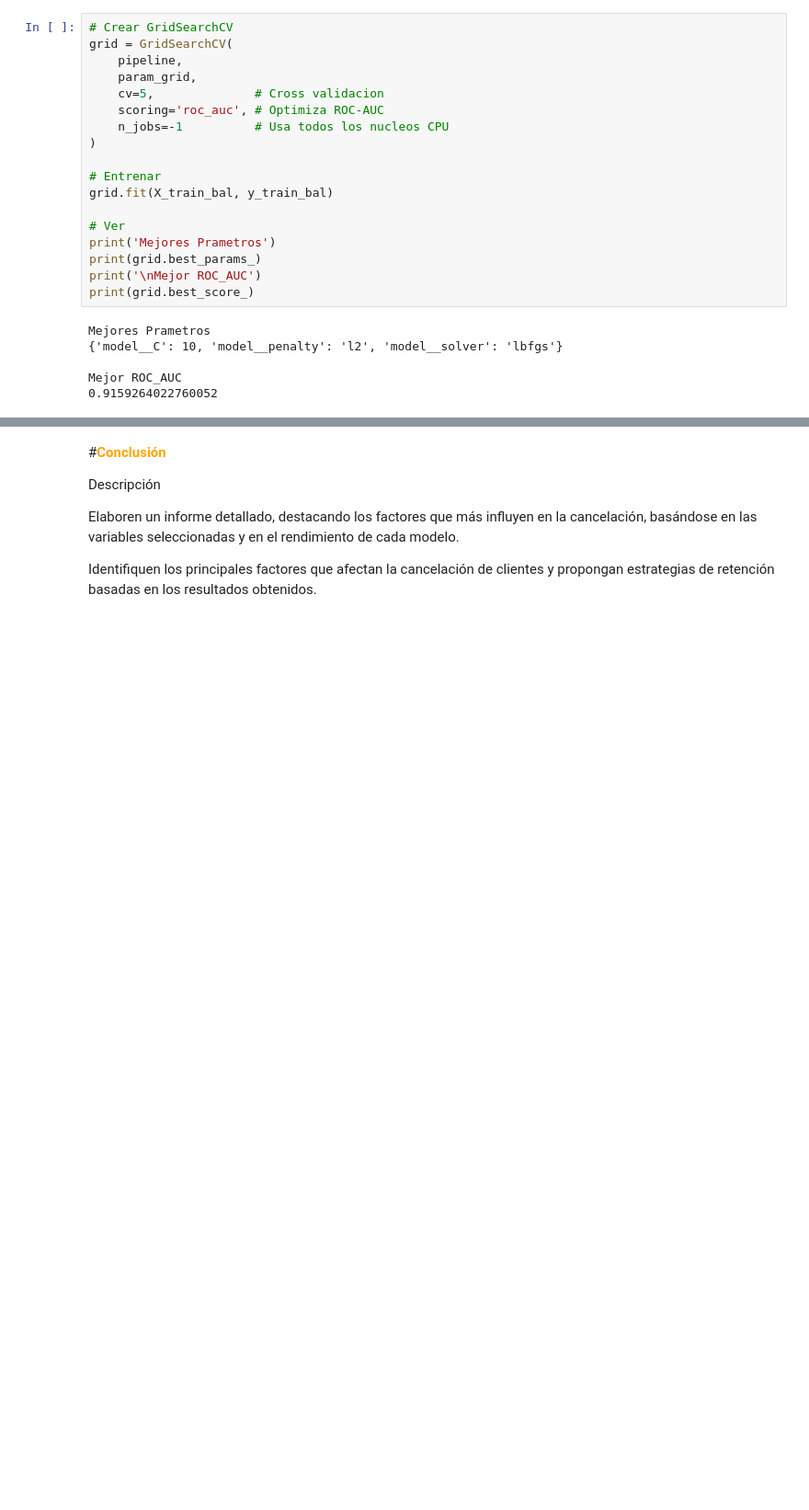
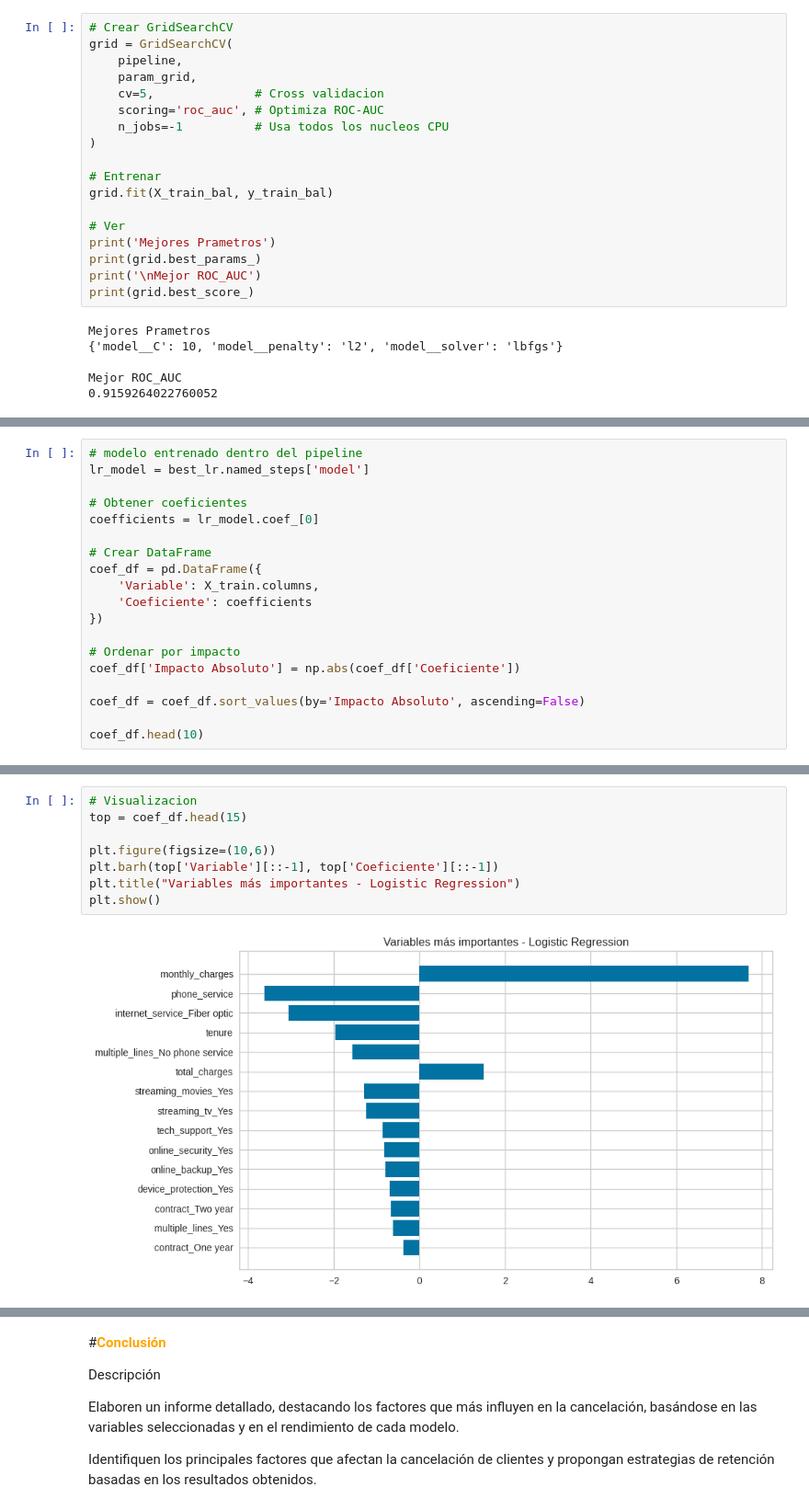
Before and after one commit to LejImkoaj/proyecto-telecomX-parte2, a Jupyter notebook: telecomX_parte2_LATAM.ipynb, the cells around one changed output, grey strips where cells are left out. Shown at 92% size. Cells and saved outputs as stored; diff of their text form; blank space fills up the shorter version.

Commit message:
Analisis de la importancia de las Variables

```diff
--- a/telecomX_parte2_LATAM.ipynb
+++ b/telecomX_parte2_LATAM.ipynb
@@ -755,0 +897,19 @@ Después de elegir los modelos, realiza el análisis de las variables más relev
+# %%
+# modelo entrenado dentro del pipeline
+lr_model = best_lr.named_steps['model']
+
+# Obtener coeficientes
+coefficients = lr_model.coef_[0]
+
+# Crear DataFrame
+coef_df = pd.DataFrame({
+    'Variable': X_train.columns,
+    'Coeficiente': coefficients
+})
+
+# Ordenar por impacto
+coef_df['Impacto Absoluto'] = np.abs(coef_df['Coeficiente'])
+
+coef_df = coef_df.sort_values(by='Impacto Absoluto', ascending=False)
+
+coef_df.head(10)
@@ -755,0 +928,10 @@ Después de elegir los modelos, realiza el análisis de las variables más relev
+# %%
+# Visualizacion
+top = coef_df.head(15)
+
+plt.figure(figsize=(10,6))
+plt.barh(top['Variable'][::-1], top['Coeficiente'][::-1])
+plt.title("Variables más importantes - Logistic Regression")
+plt.show()
+# %% [output]
+[figure, added]
```
Also changed, not shown: parts of 25 cells of this notebook.
